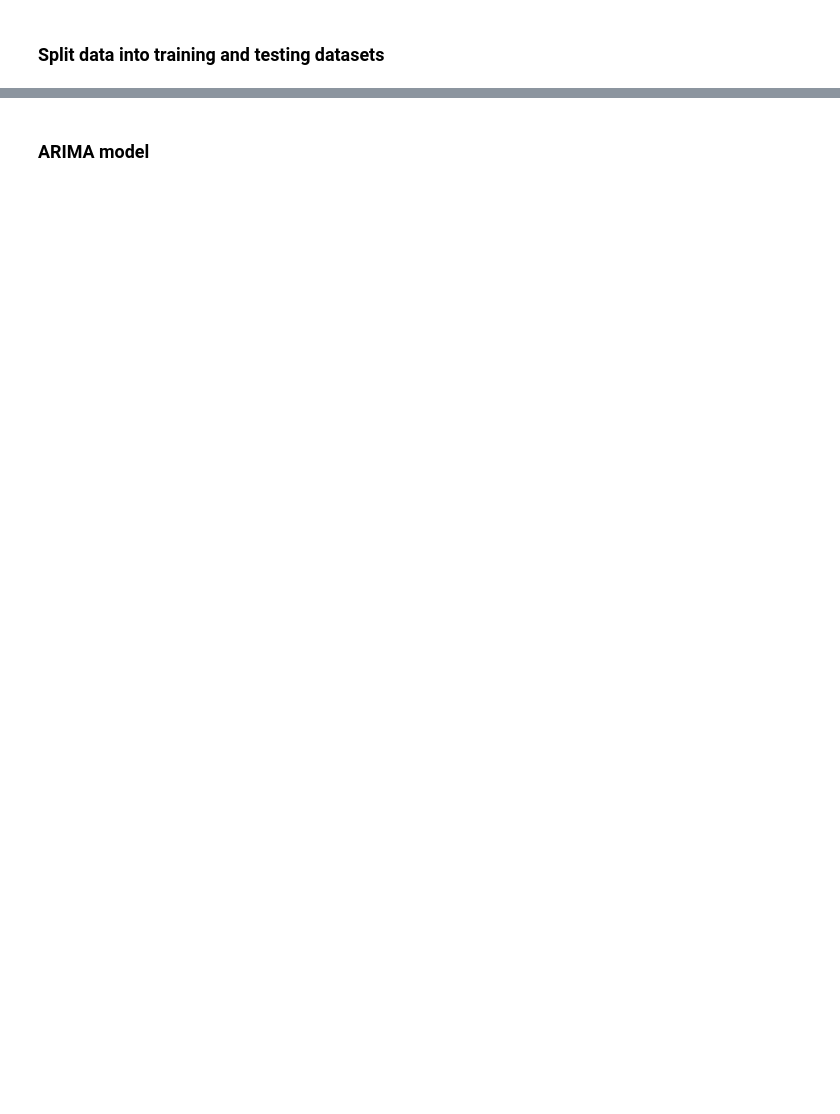
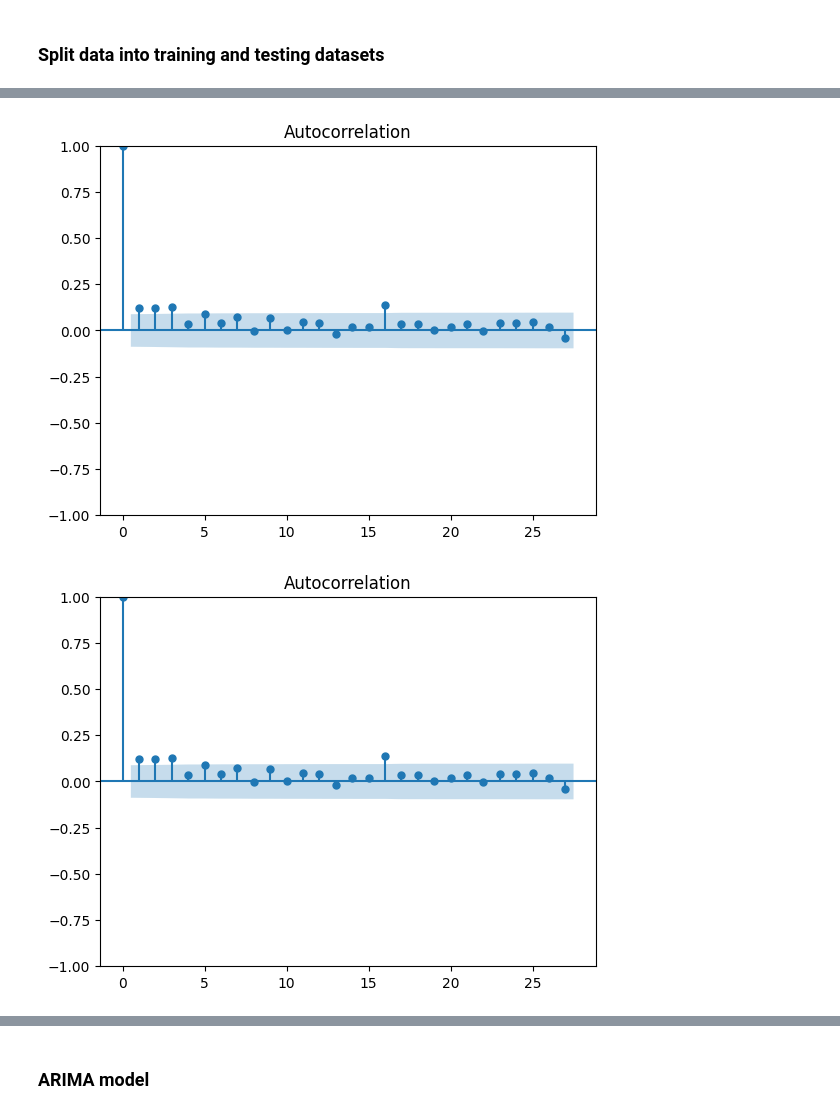
Before and after one commit to grquigg/ai-workflow-capstone, a Jupyter notebook: time_series.ipynb, the cells around one changed output, grey strips where cells are left out. Drawn from its saved outputs; the diff is of its cells as text; code cells hidden in the pictures; blank space fills up the shorter version.

```diff
--- a/time_series.ipynb
+++ b/time_series.ipynb
@@ -98,0 +145,7 @@ from statsmodels.tsa.arima.model import ARIMA
+# %%
+from statsmodels.graphics.tsaplots import plot_acf
+
+plot_acf(df["Total Revenue"])
+# %% [output]
+[figure, added]
+[figure, added]
```
Also changed, not shown: parts of 35 cells of this notebook, 5 other files.
